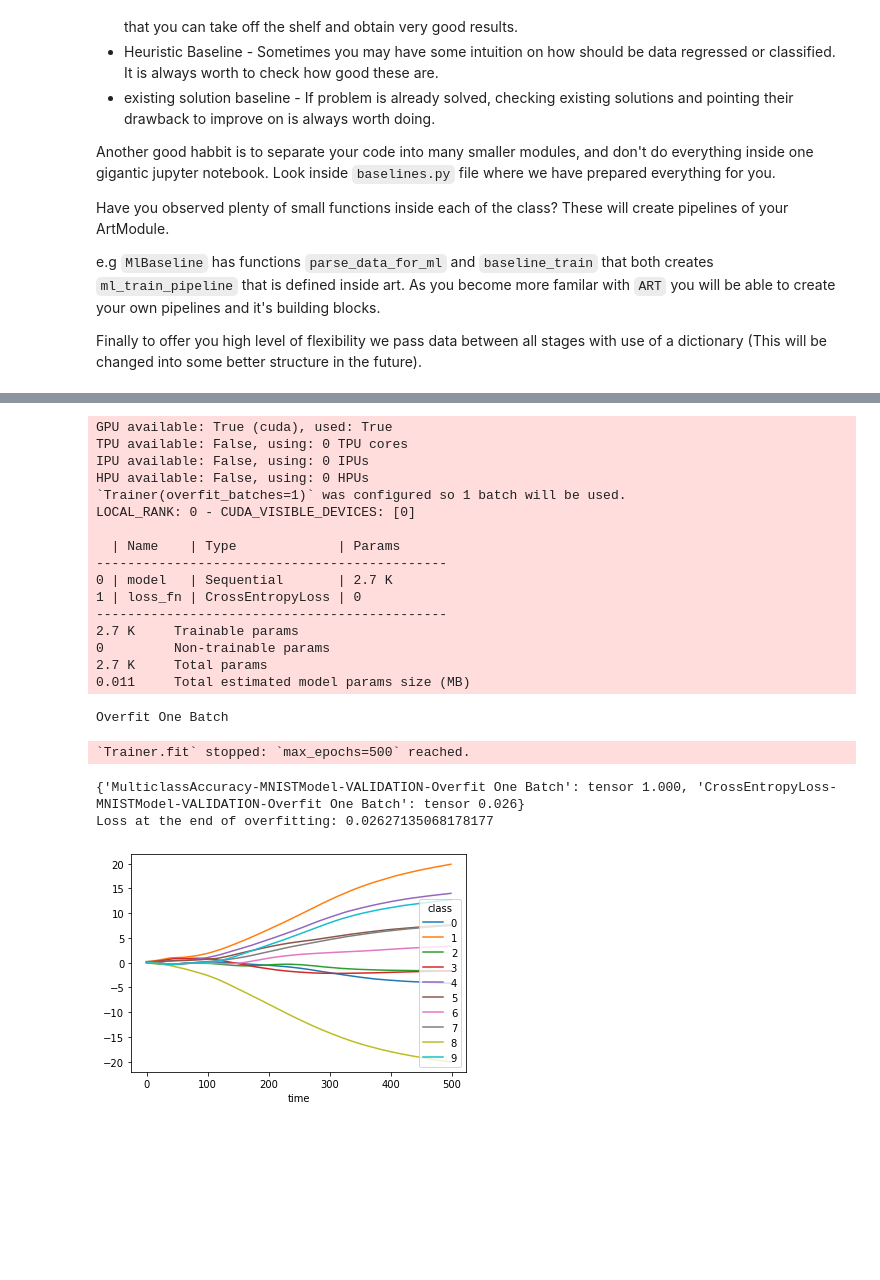
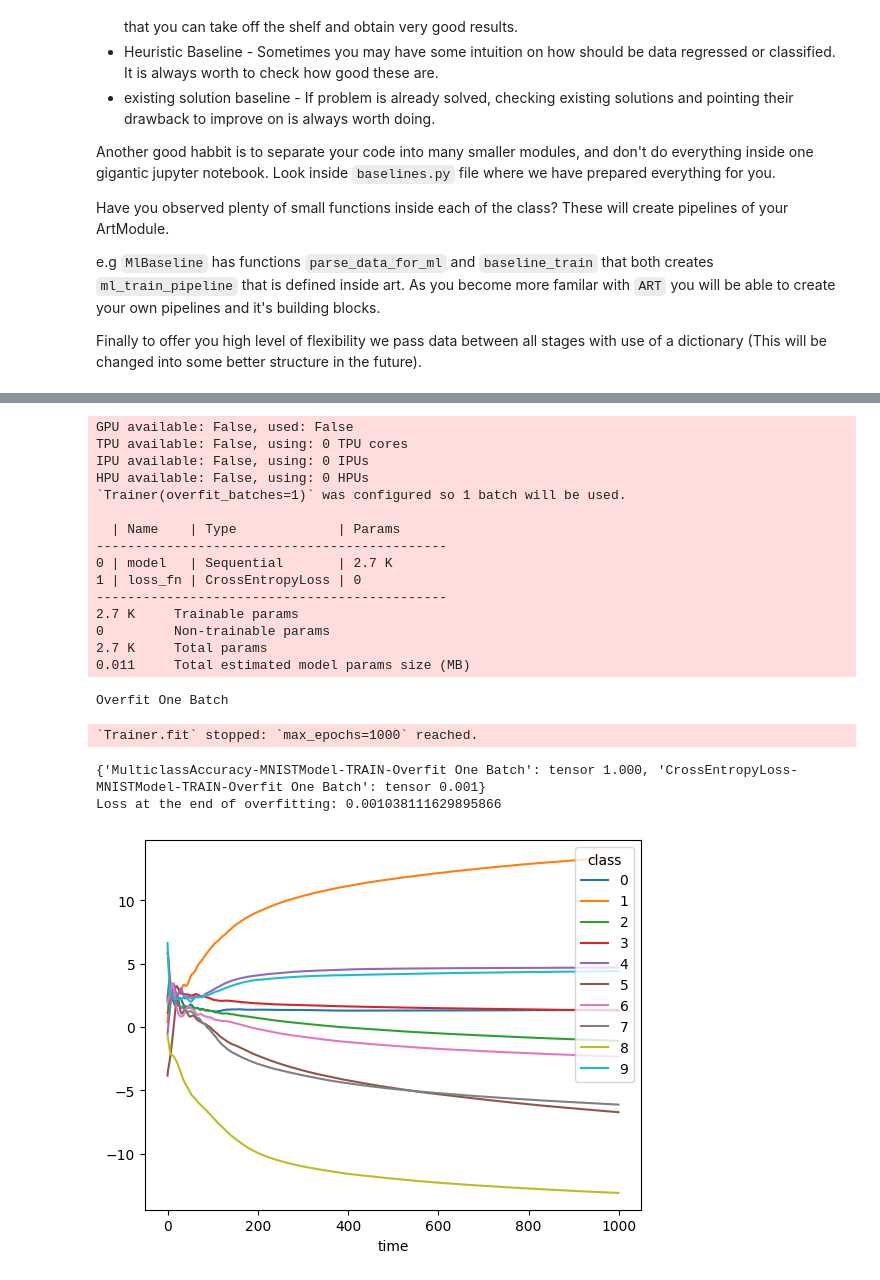
Before and after one commit to SebChw/ART-Templates, a Jupyter notebook: template/exp1/tutorial.ipynb, the cells around one changed output, grey strips where cells are left out. Saved outputs shown, nothing was run; the diff lists cells and outputs as text; code cells hidden in the pictures; blank space fills up the shorter version.

```diff
--- a/template/exp1/tutorial.ipynb
+++ b/template/exp1/tutorial.ipynb
@@ -147,0 +197,5 @@ Loss at the end of overfitting: 1.853304386138916
+# %%
+from art.step.steps import OverfitOneBatch
+overfit_batch_step = OverfitOneBatch(MNISTModel(), mnist_data_module)
+exp.add_step(overfit_batch_step, [CheckScoreLessThan("Overfit One Batch", "check_loss", "loss_at_the_end", 0.01)])
+exp.run_all()
@@ -175,11 +250,9 @@ class EvolutionSaver:
         df.plot()
         plt.show()
 
-exp = Experiment("exp1") # TODO THIS SHOULDN'T BE NECESSARY
 my_model = MNISTModel()
 evolution_saver = EvolutionSaver()
 set_visualization([(my_model, "predict")], None, evolution_saver)
-exp.add_step(OverfitOneBatch(my_model, mnist_data_module), [])
+overfit_batch_step.model = my_model # TODO THIS IS DONE TO RESET WEIGHTS (THIS SHOULD BE SOMEHOW DONE IN A BETTER WAY)
 exp.run_all()
-evolution_saver.visualize()
 # %% [output]
@@ -210,11 +288,3 @@ So, as you can see we move in correct direction - Probably we should just wait a
 We can solve our problem in two ways:
 * Either increase learning rate.
 * Or train for longer.
-# %%
-exp = Experiment("exp1") # TODO THIS SHOULDN'T BE NECESSARY
-my_model = MNISTModel(lr=0.01)
-evolution_saver = EvolutionSaver()
-set_visualization([(my_model, "predict")], None, evolution_saver)
-exp.add_step(OverfitOneBatch(my_model, mnist_data_module), [])
-exp.run_all()
-evolution_saver.visualize()
@@ -243,31 +291,30 @@ Loss at the end of overfitting: 0.07376985996961594
-# %%
-exp = Experiment("exp1") # TODO THIS SHOULDN'T BE NECESSARY
-my_model = MNISTModel()
-evolution_saver = EvolutionSaver()
-set_visualization([(my_model, "predict")], None, evolution_saver)
-exp.add_step(OverfitOneBatch(my_model, mnist_data_module, number_of_steps=500), [])
-exp.run_all()
-evolution_saver.visualize()
-# %% [output]
-GPU available: True (cuda), used: True
-TPU available: False, using: 0 TPU cores
-IPU available: False, using: 0 IPUs
-HPU available: False, using: 0 HPUs
-`Trainer(overfit_batches=1)` was configured so 1 batch will be used.
-LOCAL_RANK: 0 - CUDA_VISIBLE_DEVICES: [0]
-
-  | Name    | Type             | Params
----------------------------------------------
-0 | model   | Sequential       | 2.7 K
-1 | loss_fn | CrossEntropyLoss | 0
----------------------------------------------
-2.7 K     Trainable params
-0         Non-trainable params
-2.7 K     Total params
-0.011     Total estimated model params size (MB)
-Overfit One Batch
-`Trainer.fit` stopped: `max_epochs=500` reached.
-{'MulticlassAccuracy-MNISTModel-VALIDATION-Overfit One Batch': tensor 1.000, 'CrossEntropyLoss-MNISTModel-VALIDATION-Overfit One Batch': tensor 0.026}
-Loss at the end of overfitting: 0.02627135068178177
-[figure, removed]
+# %%
+my_model = MNISTModel()
+evolution_saver = EvolutionSaver()
+set_visualization([(my_model, "predict")], None, evolution_saver) # TODO ALSO THIS OBJECT THAT SAVE STATE SHOULD BE RESETTABLE
+overfit_batch_step.model = my_model
+overfit_batch_step.number_of_steps = 1000 # TODO THIS SHOULD BE DONE IN A BETTER WAY
+exp.run_all()
+evolution_saver.visualize()
+# %% [output]
+GPU available: False, used: False
+TPU available: False, using: 0 TPU cores
+IPU available: False, using: 0 IPUs
+HPU available: False, using: 0 HPUs
+`Trainer(overfit_batches=1)` was configured so 1 batch will be used.
+
+  | Name    | Type             | Params
+---------------------------------------------
+0 | model   | Sequential       | 2.7 K
+1 | loss_fn | CrossEntropyLoss | 0
+---------------------------------------------
+2.7 K     Trainable params
+0         Non-trainable params
+2.7 K     Total params
+0.011     Total estimated model params size (MB)
+Overfit One Batch
+`Trainer.fit` stopped: `max_epochs=1000` reached.
+{'MulticlassAccuracy-MNISTModel-TRAIN-Overfit One Batch': tensor 1.000, 'CrossEntropyLoss-MNISTModel-TRAIN-Overfit One Batch': tensor 0.001}
+Loss at the end of overfitting: 0.001038111629895866
+[figure, added]
 # %% [markdown]
```
Also changed, not shown: parts of 36 cells of this notebook, 2 other files.
